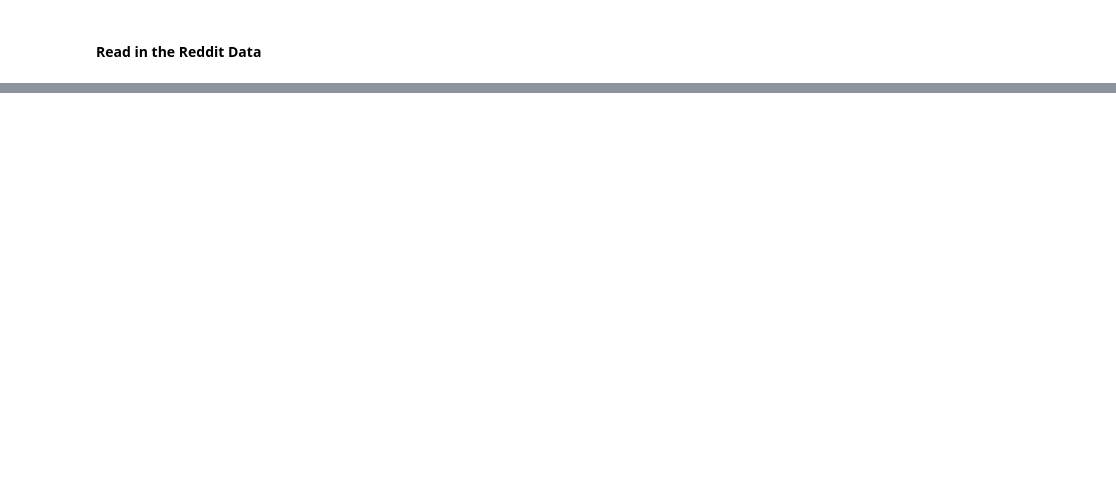
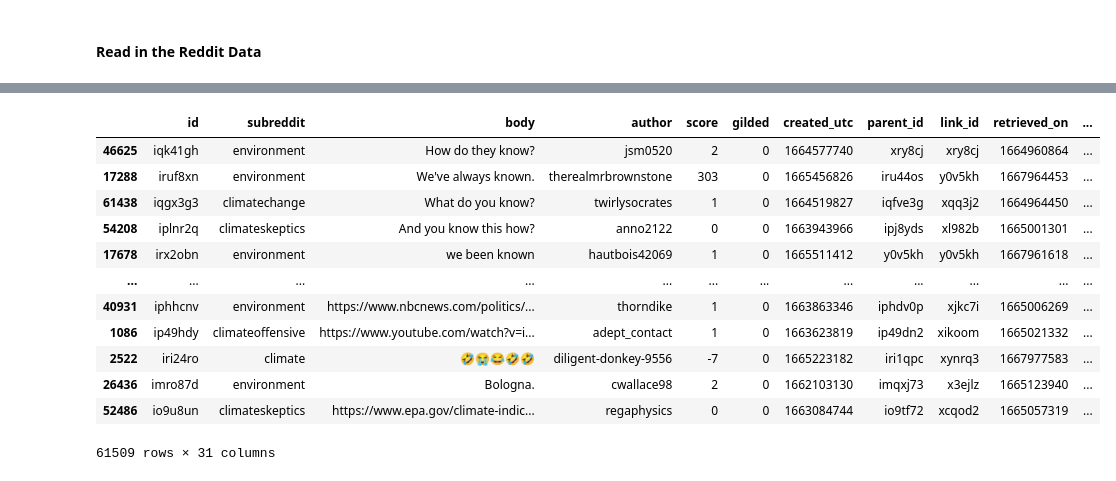
Before and after one commit to ehabich/climate-conversations, a Jupyter notebook: project/analysis/moral_foundation_analysis.ipynb, the cells around one changed output, grey strips where cells are left out. Saved outputs shown, nothing was run; the diff lists cells and outputs as text; code cells hidden in the pictures; blank space fills up the shorter version.

```diff
--- a/project/analysis/moral_foundation_analysis.ipynb
+++ b/project/analysis/moral_foundation_analysis.ipynb
@@ -73,20 +52,2 @@ def classify_sentence_with_profile(sentence, moral_foundations_dict):
-# %%
-import json
-with open("expanded_moral_foundations_dictionary.json", "r") as f:
-        word_to_moral_foundation_expanded = json.load(f)
-
-classification_profiles = []
-
-for comment in full_df["tokenized_body_words_norm"]:
-    classification_profile = classify_sentence_with_profile(
-        comment, word_to_moral_foundation_expanded
-    )
-    classification_profiles.append(classification_profile)
-
-# Convert classification_profiles to a DataFrame
-classification_df = pd.DataFrame(classification_profiles)
-
-# Concatenate this DataFrame with full_df
-full_df = pd.concat([full_df.reset_index(drop=True), classification_df.reset_index(drop=True)], axis=1)
 # %%
 full_df
@@ -127 +119,17 @@ full_df.columns
+# %%
+full_df.sort_values(by = 'Harm_Care_Agg', ascending = False)
+# %% [output]
+|  | id | subreddit | body | author | score | gilded | created_utc | parent_id | link_id | retrieved_on | ... |
+| 46625 | iqk41gh | environment | How do they know? | jsm0520 | 2 | 0 | 1664577740 | xry8cj | xry8cj | 1664960864 | ... |
+| 17288 | iruf8xn | environment | We've always known. | therealmrbrownstone | 303 | 0 | 1665456826 | iru44os | y0v5kh | 1667964453 | ... |
+| 61438 | iqgx3g3 | climatechange | What do you know? | twirlysocrates | 1 | 0 | 1664519827 | iqfve3g | xqq3j2 | 1664964450 | ... |
+| 54208 | iplnr2q | climateskeptics | And you know this how? | anno2122 | 0 | 0 | 1663943966 | ipj8yds | xl982b | 1665001301 | ... |
+| 17678 | irx2obn | environment | we been known | hautbois42069 | 1 | 0 | 1665511412 | y0v5kh | y0v5kh | 1667961618 | ... |
+| ... | ... | ... | ... | ... | ... | ... | ... | ... | ... | ... | ... |
+| 40931 | iphhcnv | environment | https://www.nbcnews.com/politics/... | thorndike | 1 | 0 | 1663863346 | iphdv0p | xjkc7i | 1665006269 | ... |
+| 1086 | ip49hdy | climateoffensive | https://www.youtube.com/watch?v=i... | adept_contact | 1 | 0 | 1663623819 | ip49dn2 | xikoom | 1665021332 | ... |
+| 2522 | iri24ro | climate | 🤣😭😂🤣🤣 | diligent-donkey-9556 | -7 | 0 | 1665223182 | iri1qpc | xynrq3 | 1667977583 | ... |
+| 26436 | imro87d | environment | Bologna. | cwallace98 | 2 | 0 | 1662103130 | imqxj73 | x3ejlz | 1665123940 | ... |
+| 52486 | io9u8un | climateskeptics | https://www.epa.gov/climate-indic... | regaphysics | 0 | 0 | 1663084744 | io9tf72 | xcqod2 | 1665057319 | ... |
+61509 rows × 31 columns
 # %%
```
Also changed, not shown: parts of 24 cells of this notebook, 2 other files.
